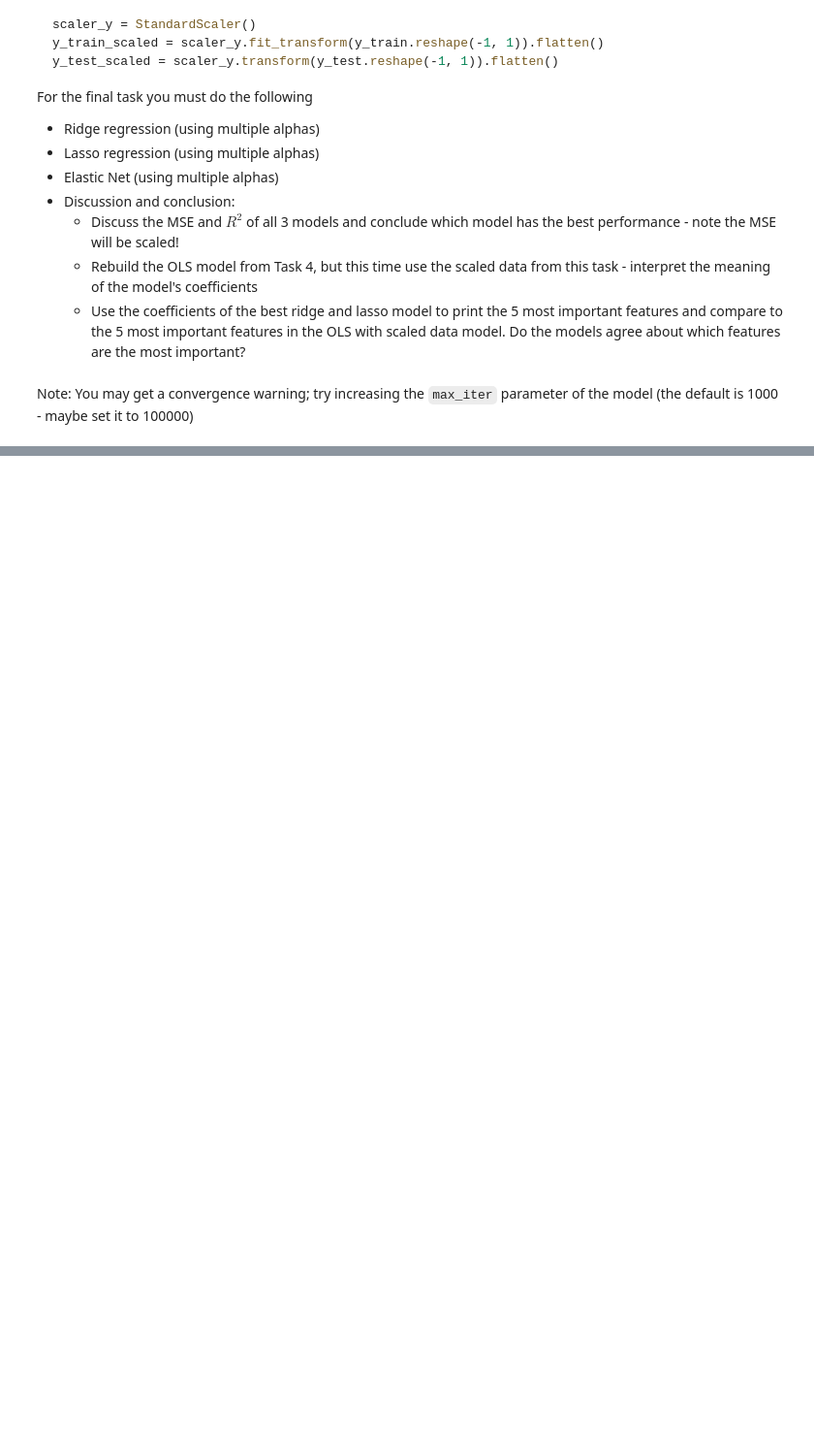
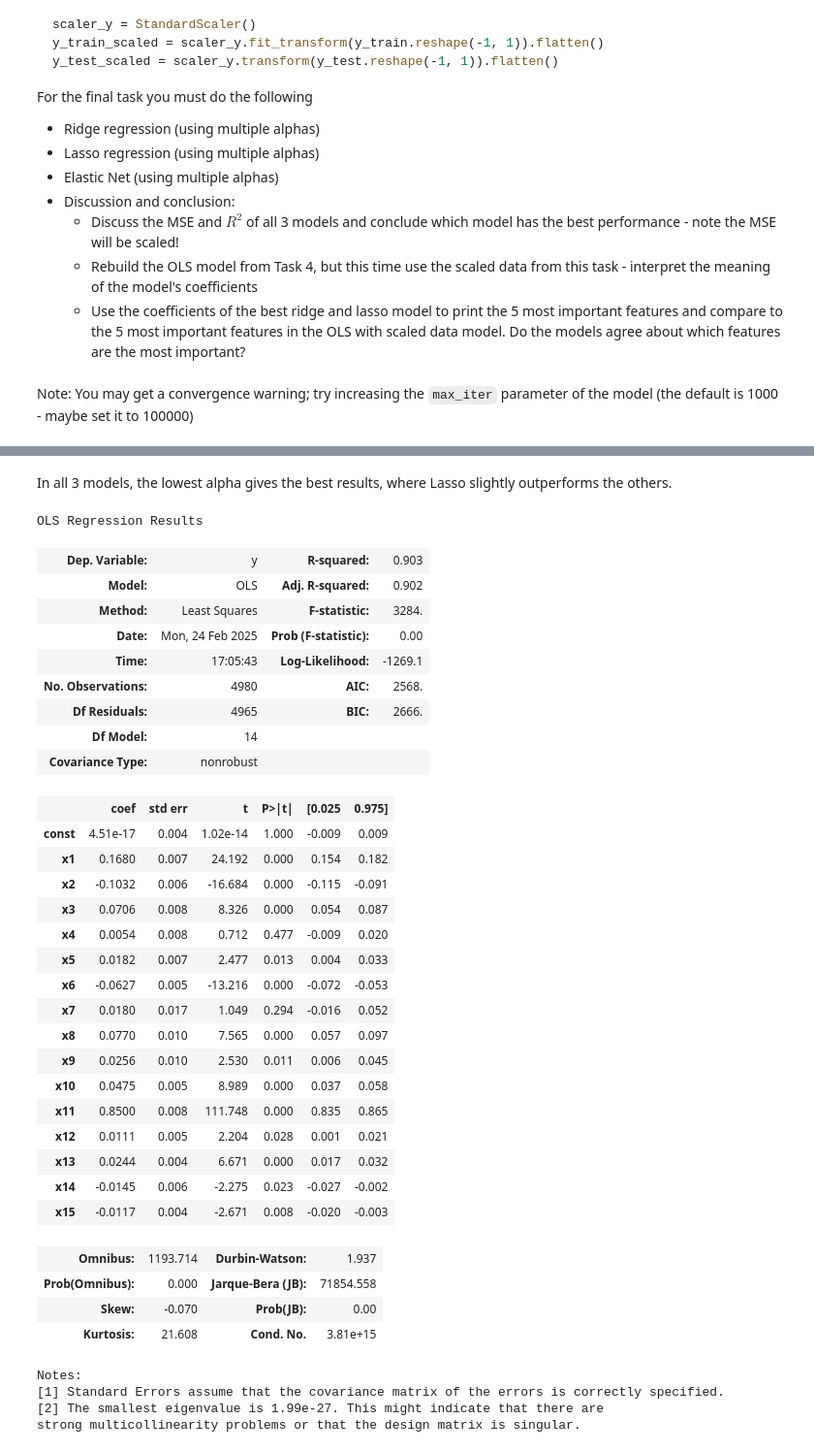
Before and after one commit to Sterup15/MAL1Workspace, a Jupyter notebook: MAL1Workspace/Assignment02/Assignment_2.ipynb, the cells around one changed output, grey strips where cells are left out. Shown: that part at 97% size. Drawn from its saved outputs; the diff is of its cells as text; code cells hidden in the pictures; blank space fills up the shorter version.

```diff
--- a/MAL1Workspace/Assignment02/Assignment_2.ipynb
+++ b/MAL1Workspace/Assignment02/Assignment_2.ipynb
@@ -90,21 +97,3 @@ where:
 3. **Interpret the results**:
    - The **first value** in $\mathbf{B}$ is the **intercept**.
    - The remaining values are the **coefficients for each feature**.
-# %%
-# Use this for Task 1. Add more code blocks if needed.
-# Add intercept column (column of ones) to X
-X_train = np.c_[np.ones(X_train.shape[0]), X_train]
-X_test = np.c_[np.ones(X_test.shape[0]), X_test]
-
-# Compute the normal equation using the existing train-test split
-XTX_inv = np.linalg.inv(X_train.T @ X_train)
-XTy = X_train.T @ y_train
-B = XTX_inv @ XTy
-
-# Get feature names from the dataset
-feature_names = ["Intercept"] + list(df.drop(columns=["Price (DKK)"]).columns)
-
-# Print each feature with its coefficient
-print("Regression Coefficients (B):\n")
-for name, coef in zip(feature_names, B):
-    print(f"{name}: {coef:.4f}")
@@ -209,0 +358,48 @@ Note: You may get a convergence warning; try increasing the `max_iter` parameter
+# %% [markdown]
+In all 3 models, the lowest alpha gives the best results, where Lasso slightly outperforms the others.
+# %%
+# Rebuild OLS Model using Scaled Data
+X_train_scaled_ols = sm.add_constant(X_train_scaled)  # Add intercept for OLS
+X_test_scaled_ols = sm.add_constant(X_test_scaled)
+
+ols_model_scaled = sm.OLS(y_train_scaled, X_train_scaled_ols).fit()
+
+# Display OLS summary
+ols_summary_scaled = ols_model_scaled.summary()
+ols_summary_scaled
+# %% [output]
+OLS Regression Results
+| Dep. Variable: | y | R-squared: | 0.903 |
+| Model: | OLS | Adj. R-squared: | 0.902 |
+| Method: | Least Squares | F-statistic: | 3284. |
+| Date: | Mon, 24 Feb 2025 | Prob (F-statistic): | 0.00 |
+| Time: | 17:05:43 | Log-Likelihood: | -1269.1 |
+| No. Observations: | 4980 | AIC: | 2568. |
+| Df Residuals: | 4965 | BIC: | 2666. |
+| Df Model: | 14 |  |  |
+| Covariance Type: | nonrobust |  |  |
+|  | coef | std err | t | P>|t| | [0.025 | 0.975] |
+| const | 4.51e-17 | 0.004 | 1.02e-14 | 1.000 | -0.009 | 0.009 |
+| x1 | 0.1680 | 0.007 | 24.192 | 0.000 | 0.154 | 0.182 |
+| x2 | -0.1032 | 0.006 | -16.684 | 0.000 | -0.115 | -0.091 |
+| x3 | 0.0706 | 0.008 | 8.326 | 0.000 | 0.054 | 0.087 |
+| x4 | 0.0054 | 0.008 | 0.712 | 0.477 | -0.009 | 0.020 |
+| x5 | 0.0182 | 0.007 | 2.477 | 0.013 | 0.004 | 0.033 |
+| x6 | -0.0627 | 0.005 | -13.216 | 0.000 | -0.072 | -0.053 |
+| x7 | 0.0180 | 0.017 | 1.049 | 0.294 | -0.016 | 0.052 |
+| x8 | 0.0770 | 0.010 | 7.565 | 0.000 | 0.057 | 0.097 |
+| x9 | 0.0256 | 0.010 | 2.530 | 0.011 | 0.006 | 0.045 |
+| x10 | 0.0475 | 0.005 | 8.989 | 0.000 | 0.037 | 0.058 |
+| x11 | 0.8500 | 0.008 | 111.748 | 0.000 | 0.835 | 0.865 |
+| x12 | 0.0111 | 0.005 | 2.204 | 0.028 | 0.001 | 0.021 |
+| x13 | 0.0244 | 0.004 | 6.671 | 0.000 | 0.017 | 0.032 |
+| x14 | -0.0145 | 0.006 | -2.275 | 0.023 | -0.027 | -0.002 |
+| x15 | -0.0117 | 0.004 | -2.671 | 0.008 | -0.020 | -0.003 |
+| Omnibus: | 1193.714 | Durbin-Watson: | 1.937 |
+| Prob(Omnibus): | 0.000 | Jarque-Bera (JB): | 71854.558 |
+| Skew: | -0.070 | Prob(JB): | 0.00 |
+| Kurtosis: | 21.608 | Cond. No. | 3.81e+15 |
+Notes:
+[1] Standard Errors assume that the covariance matrix of the errors is correctly specified.
+[2] The smallest eigenvalue is 1.99e-27. This might indicate that there are
+strong multicollinearity problems or that the design matrix is singular.
```
Also changed, not shown: parts of 13 cells of this notebook.
